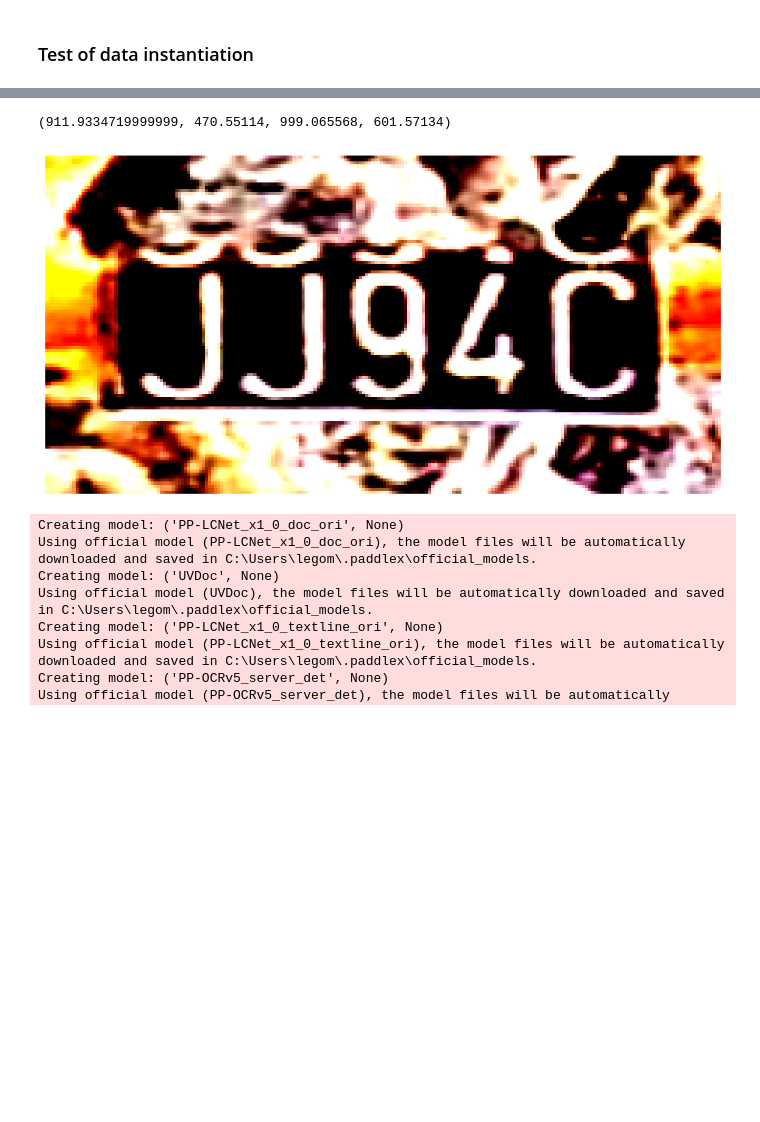
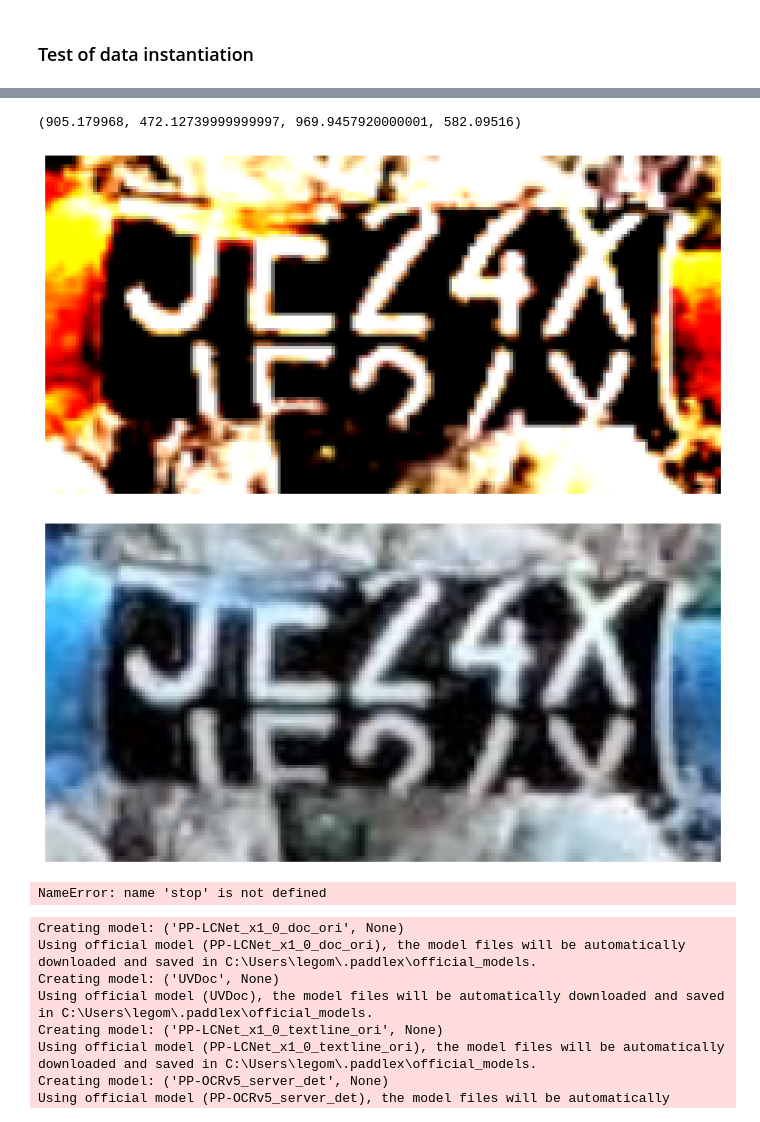
Before and after one commit to Krijosor/Bird-Is-The-Word, a Jupyter notebook: testbook.ipynb, the cells around one changed output, grey strips where cells are left out. Drawn from its saved outputs; the diff is of its cells as text; code cells hidden in the pictures; blank space fills up the shorter version.

```diff
--- a/testbook.ipynb
+++ b/testbook.ipynb
@@ -22,7 +29,7 @@ from paddleocr import PaddleOCR as POCR
 label_path = "dataset/datasets/rf/ringcodes.csv"
 image_path = "dataset/datasets/rf/images"
 bb_path = "dataset/datasets/rf/labels"
-max_n = 10
+max_n = 100
 transform = T.Compose([
     # T.Resize((64,32)),
     T.Resize((224,112)),
@@ -82,13 +89,19 @@ def draw_image_with_bb(img, bb_cords):
     plt.axis("off")
     plt.show()
 # %%
-data = exp_dataset[1]
+data = exp_dataset[7]
 print(data["bb"])
 
 draw_image_with_bb(data["ocr_image"], data["bb"])
+draw_image_with_bb(data["image"], data["bb"])
 # %% [output]
-(911.9334719999999, 470.55114, 999.065568, 601.57134)
+(905.179968, 472.12739999999997, 969.9457920000001, 582.09516)
-[figure, old version]
+[figure, new version]
+[figure, added]
+# %%
+stop
+# %% [output]
+NameError: name 'stop' is not defined
 # %%
 
 ocr = POCR(lang="en",
```
Also changed, not shown: parts of 4 cells of this notebook, 2 other files.
